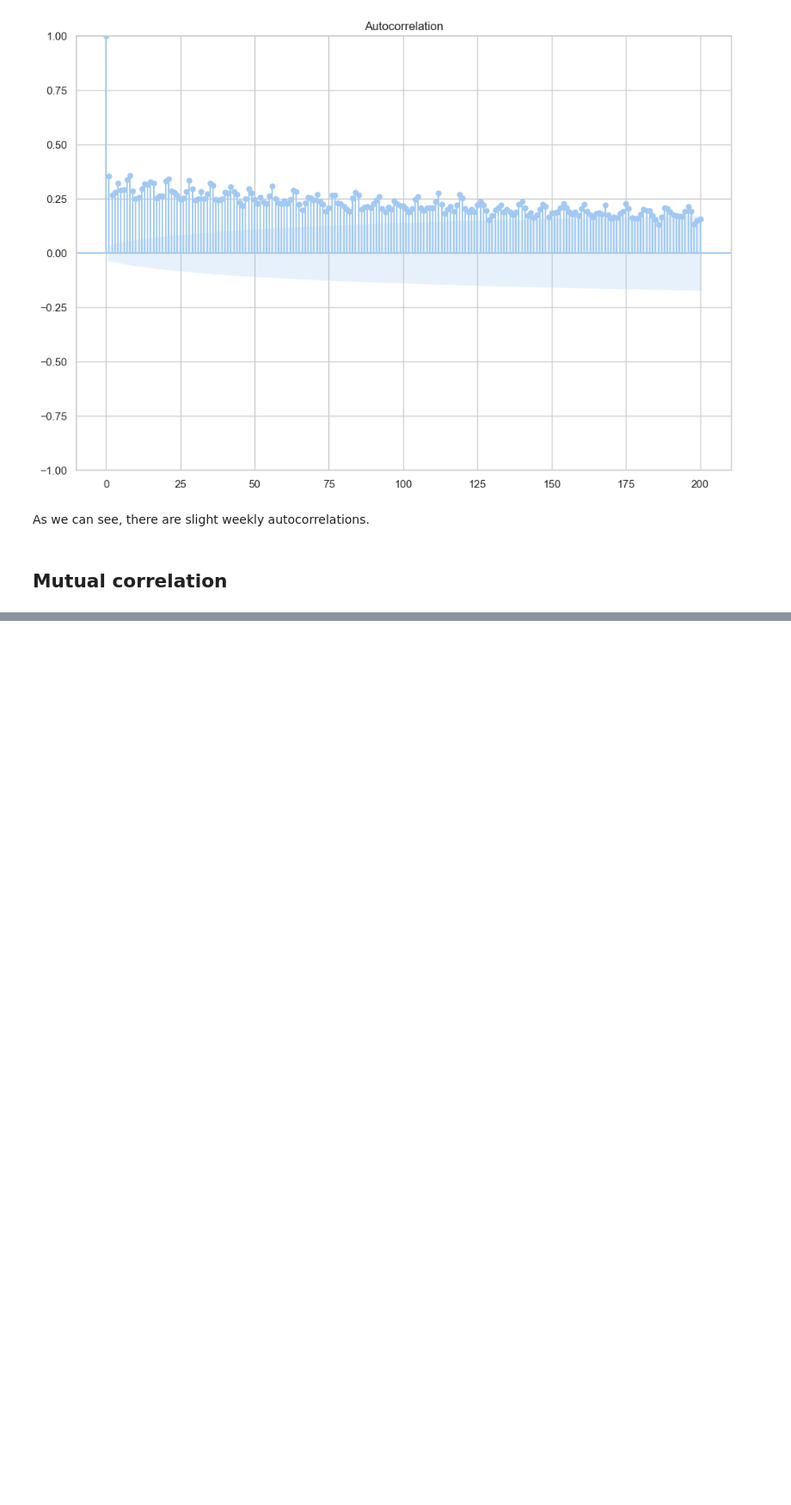
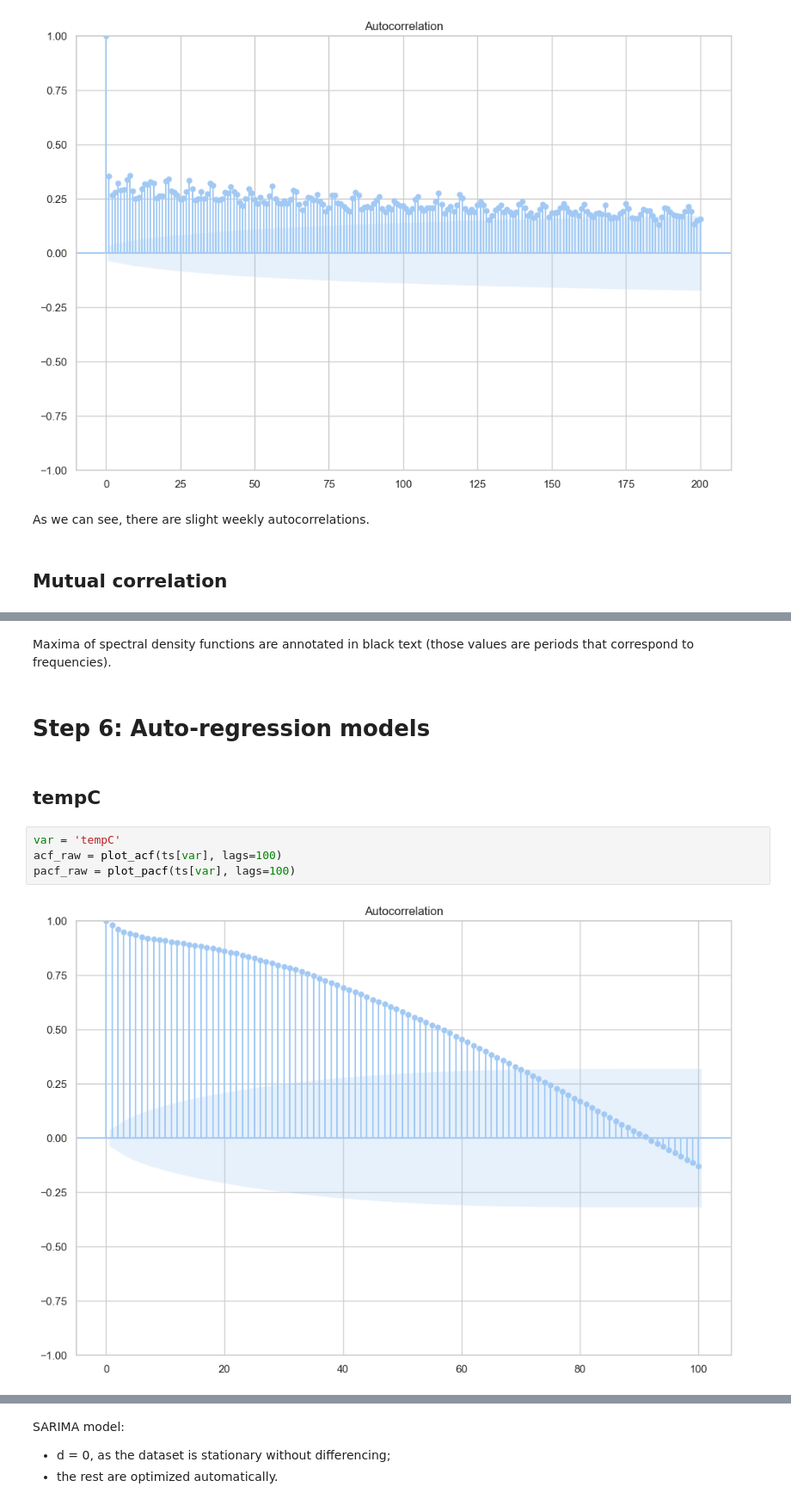
Before and after one commit to Dormant512/itmo-multivar-labs, a Jupyter notebook: Lab 4/Lab4_MMSA.ipynb, the cells around one changed output, grey strips where cells are left out. Shown at 86% size. Drawn from its saved outputs; the diff is of its cells as text; blank space fills up the shorter version.

```diff
--- a/Lab 4/Lab4_MMSA.ipynb
+++ b/Lab 4/Lab4_MMSA.ipynb
@@ -142,0 +320,12 @@ As we can see, there are slight weekly autocorrelations.
+# %% [markdown]
+Maxima of spectral density functions are annotated in black text (those values are periods that correspond to frequencies).
+# %% [markdown]
+# Step 6: Auto-regression models
+# %% [markdown]
+## tempC
+# %%
+var = 'tempC'
+acf_raw = plot_acf(ts[var], lags=100)
+pacf_raw = plot_pacf(ts[var], lags=100)
+# %% [output]
+[figure, added]
@@ -142,0 +333,4 @@ As we can see, there are slight weekly autocorrelations.
+# %% [markdown]
+SARIMA model:
+- d = 0, as the dataset is stationary without differencing;
+- the rest are optimized automatically.
```
Also changed, not shown: parts of 21 cells of this notebook.
